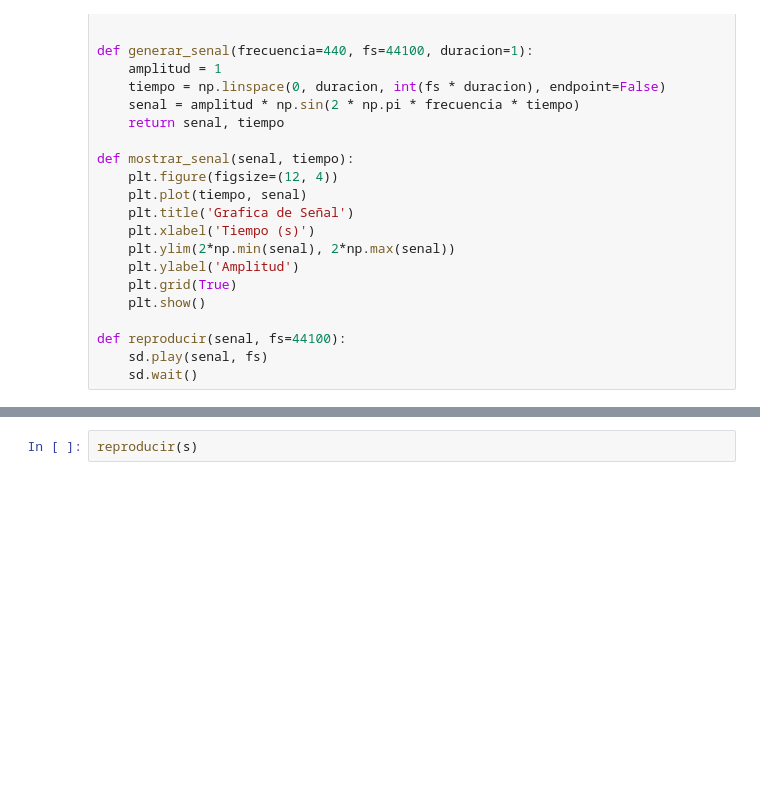
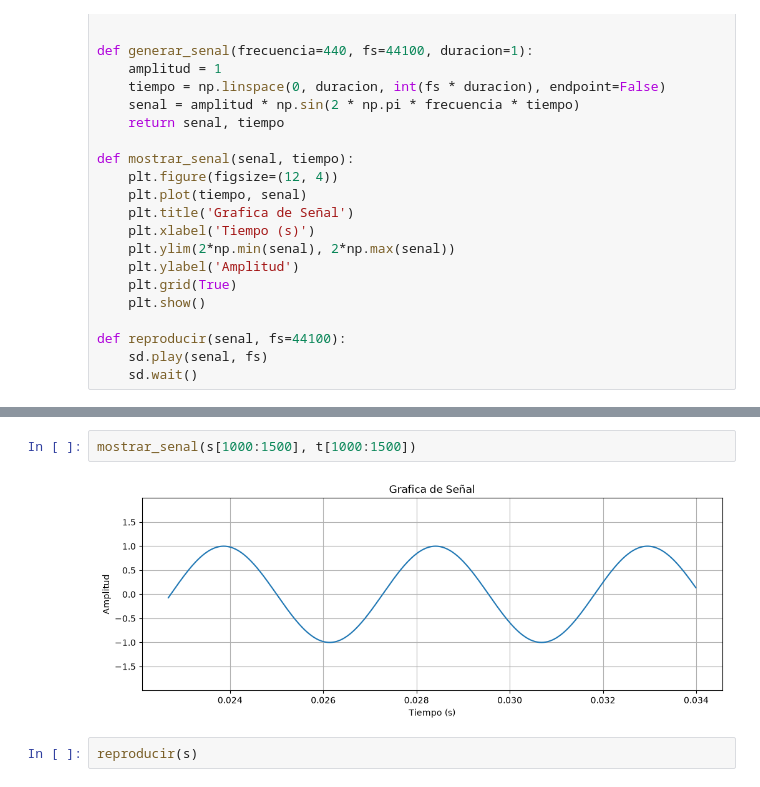
Before and after one commit to rubenhIII/SistemasComunicacionAnalog, a Jupyter notebook: unidad-01-audio-video-comunicacion/simulaciones/señales.ipynb, the cells around one changed output, grey strips where cells are left out. Cells and saved outputs as stored; diff of their text form; blank space fills up the shorter version.

```diff
--- a/unidad-01-audio-video-comunicacion/simulaciones/señales.ipynb
+++ b/unidad-01-audio-video-comunicacion/simulaciones/señales.ipynb
@@ -31,2 +31,6 @@ mostrar_senal(s[0:1000], t[0:1000])
+# %%
+mostrar_senal(s[1000:1500], t[1000:1500])
+# %% [output]
+[figure, added]
 # %%
 reproducir(s)
```
Also changed, not shown: parts of 1 cell of this notebook, 38 other files.
